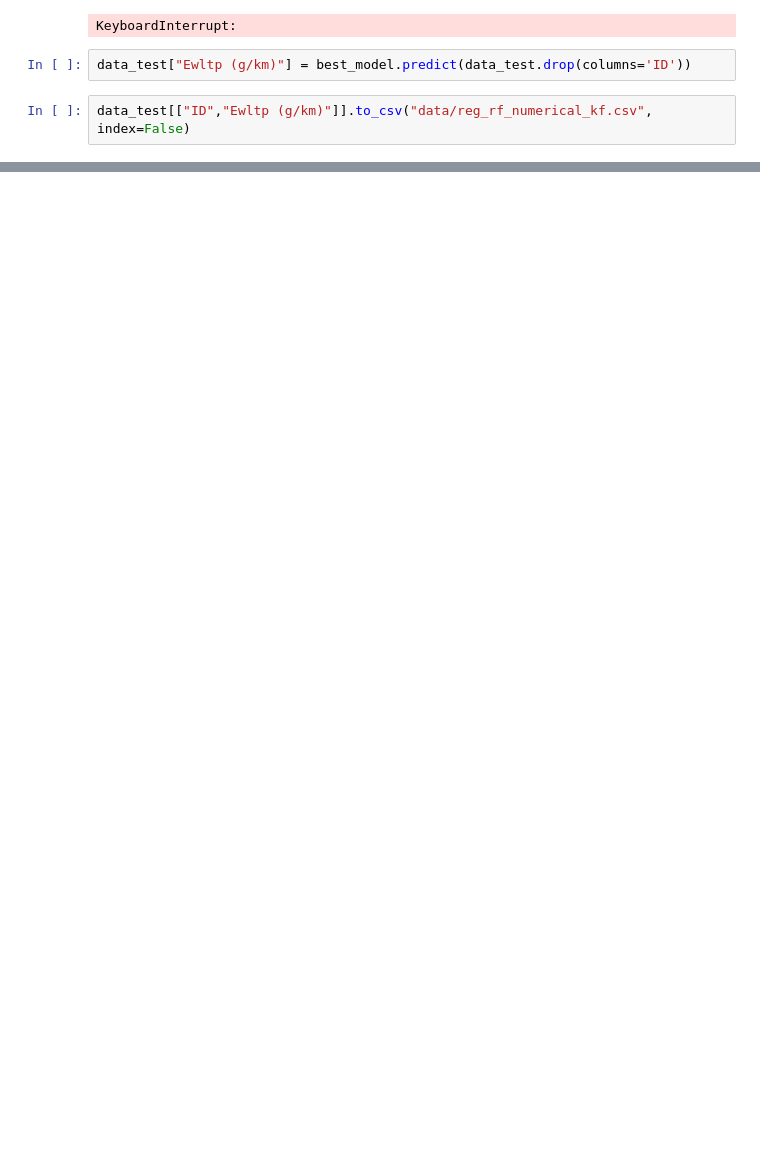
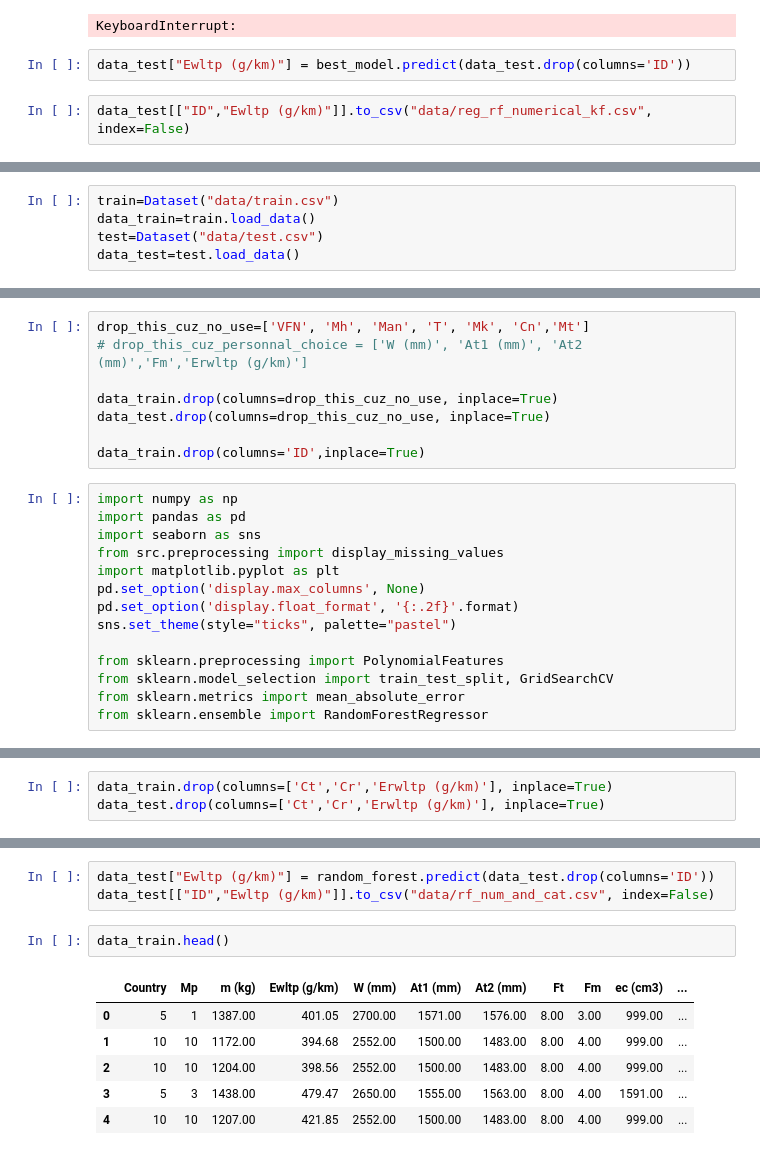
Before and after one commit to Naoyy/Challenge_Data_Mining, a Jupyter notebook: model_testing_yoan.ipynb, the cells around one changed output, grey strips where cells are left out. Saved outputs shown, nothing was run; the diff lists cells and outputs as text; blank space fills up the shorter version.

Commit message:
more model testing

```diff
--- a/model_testing_yoan.ipynb
+++ b/model_testing_yoan.ipynb
@@ -341,0 +402,5 @@ data_test[["ID","Ewltp (g/km)"]].to_csv("data/reg_rf_numerical_kf.csv", index=Fa
+# %%
+train=Dataset("data/train.csv")
+data_train=train.load_data()
+test=Dataset("data/test.csv")
+data_test=test.load_data()
@@ -341,0 +472,22 @@ data_test[["ID","Ewltp (g/km)"]].to_csv("data/reg_rf_numerical_kf.csv", index=Fa
+# %%
+drop_this_cuz_no_use=['VFN', 'Mh', 'Man', 'T', 'Mk', 'Cn','Mt']
+# drop_this_cuz_personnal_choice = ['W (mm)', 'At1 (mm)', 'At2 (mm)','Fm','Erwltp (g/km)']
+
+data_train.drop(columns=drop_this_cuz_no_use, inplace=True)
+data_test.drop(columns=drop_this_cuz_no_use, inplace=True)
+
+data_train.drop(columns='ID',inplace=True)
+# %%
+import numpy as np
+import pandas as pd
+import seaborn as sns
+from src.preprocessing import display_missing_values
+import matplotlib.pyplot as plt
+pd.set_option('display.max_columns', None)
+pd.set_option('display.float_format', '{:.2f}'.format)
+sns.set_theme(style="ticks", palette="pastel")
+
+from sklearn.preprocessing import PolynomialFeatures
+from sklearn.model_selection import train_test_split, GridSearchCV
+from sklearn.metrics import mean_absolute_error
+from sklearn.ensemble import RandomForestRegressor
@@ -341,0 +496,3 @@ data_test[["ID","Ewltp (g/km)"]].to_csv("data/reg_rf_numerical_kf.csv", index=Fa
+# %%
+data_train.drop(columns=['Ct','Cr','Erwltp (g/km)'], inplace=True)
+data_test.drop(columns=['Ct','Cr','Erwltp (g/km)'], inplace=True)
@@ -341,0 +518,12 @@ data_test[["ID","Ewltp (g/km)"]].to_csv("data/reg_rf_numerical_kf.csv", index=Fa
+# %%
+data_test["Ewltp (g/km)"] = random_forest.predict(data_test.drop(columns='ID'))
+data_test[["ID","Ewltp (g/km)"]].to_csv("data/rf_num_and_cat.csv", index=False)
+# %%
+data_train.head()
+# %% [output]
+|  | Country | Mp | m (kg) | Ewltp (g/km) | W (mm) | At1 (mm) | At2 (mm) | Ft | Fm | ec (cm3) | ... |
+| 0 | 5 | 1 | 1387.00 | 401.05 | 2700.00 | 1571.00 | 1576.00 | 8.00 | 3.00 | 999.00 | ... |
+| 1 | 10 | 10 | 1172.00 | 394.68 | 2552.00 | 1500.00 | 1483.00 | 8.00 | 4.00 | 999.00 | ... |
+| 2 | 10 | 10 | 1204.00 | 398.56 | 2552.00 | 1500.00 | 1483.00 | 8.00 | 4.00 | 999.00 | ... |
+| 3 | 5 | 3 | 1438.00 | 479.47 | 2650.00 | 1555.00 | 1563.00 | 8.00 | 4.00 | 1591.00 | ... |
+| 4 | 10 | 10 | 1207.00 | 421.85 | 2552.00 | 1500.00 | 1483.00 | 8.00 | 4.00 | 999.00 | ... |
```
Also changed, not shown: parts of 19 cells of this notebook.
